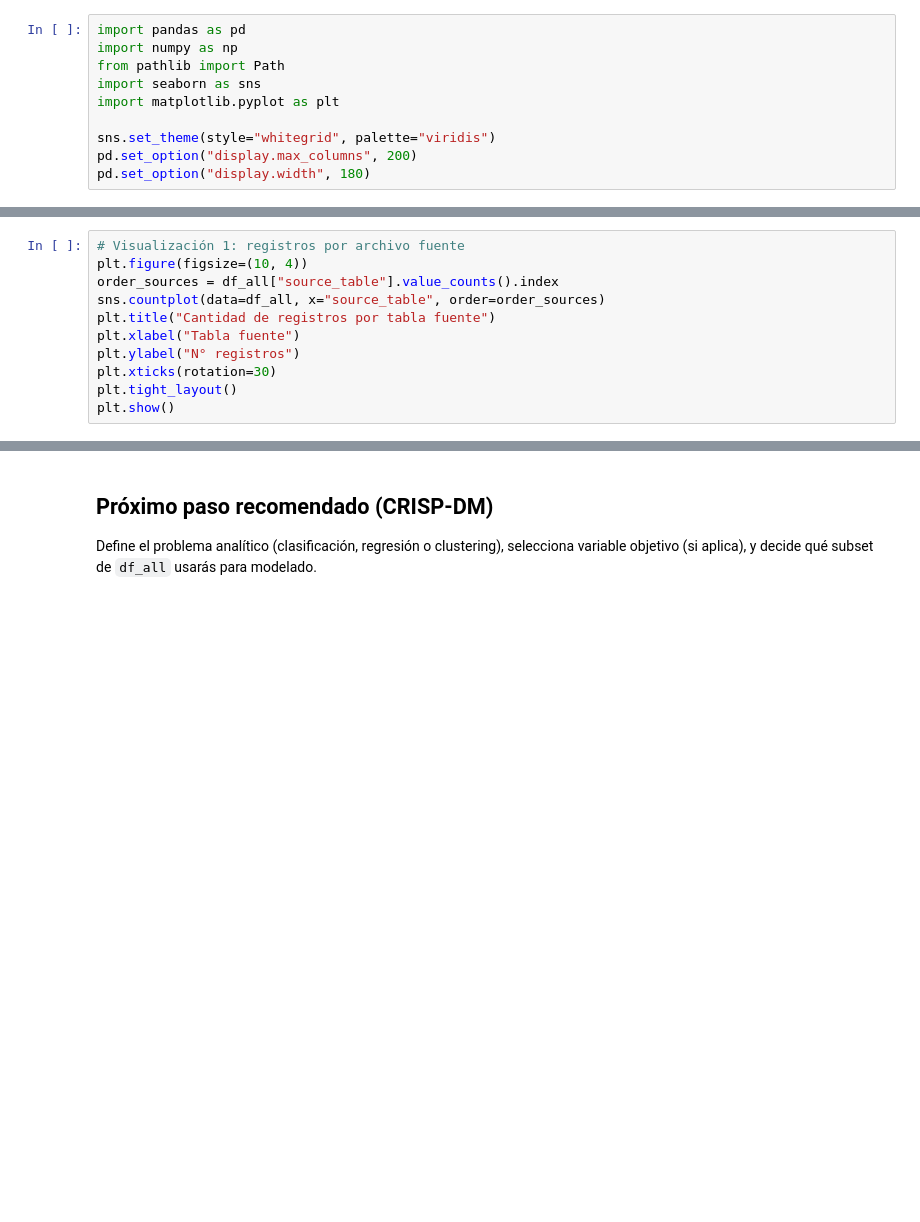
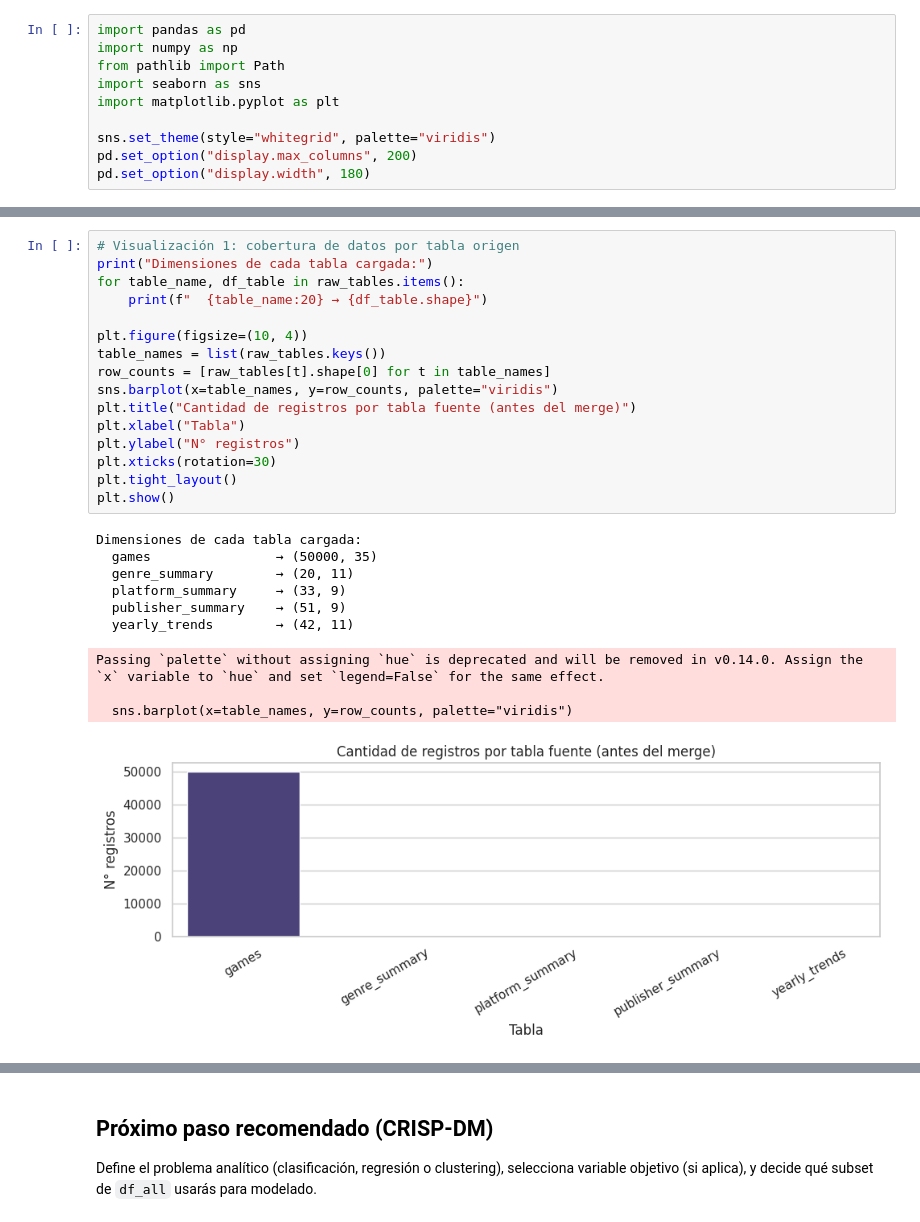
Before and after one commit to thetygerpotatto/CSfinal, a Jupyter notebook: gamess.ipynb, the cells around one changed output, grey strips where cells are left out. Cells and saved outputs as stored; diff of their text form; blank space fills up the shorter version.

```diff
--- a/gamess.ipynb
+++ b/gamess.ipynb
@@ -82,14 +168,30 @@ display(quality_summary.head(30))
 # %%
-# Visualización 1: registros por archivo fuente
+# Visualización 1: cobertura de datos por tabla origen
+print("Dimensiones de cada tabla cargada:")
+for table_name, df_table in raw_tables.items():
+    print(f"  {table_name:20} → {df_table.shape}")
+
 plt.figure(figsize=(10, 4))
-order_sources = df_all["source_table"].value_counts().index
-sns.countplot(data=df_all, x="source_table", order=order_sources)
-plt.title("Cantidad de registros por tabla fuente")
-plt.xlabel("Tabla fuente")
+table_names = list(raw_tables.keys())
+row_counts = [raw_tables[t].shape[0] for t in table_names]
+sns.barplot(x=table_names, y=row_counts, palette="viridis")
+plt.title("Cantidad de registros por tabla fuente (antes del merge)")
+plt.xlabel("Tabla")
 plt.ylabel("N° registros")
 plt.xticks(rotation=30)
 plt.tight_layout()
 plt.show()
+# %% [output]
+Dimensiones de cada tabla cargada:
+  games                → (50000, 35)
+  genre_summary        → (20, 11)
+  platform_summary     → (33, 9)
+  publisher_summary    → (51, 9)
+  yearly_trends        → (42, 11)
+Passing `palette` without assigning `hue` is deprecated and will be removed in v0.14.0. Assign the `x` variable to `hue` and set `legend=False` for the same effect.
+
+  sns.barplot(x=table_names, y=row_counts, palette="viridis")
+[figure, added]
 # %%
 # Visualización 2: distribución de variables numéricas (primeras 8)
 numeric_cols = df_all.select_dtypes(include="number").columns.tolist()
```
Also changed, not shown: parts of 7 cells of this notebook.
